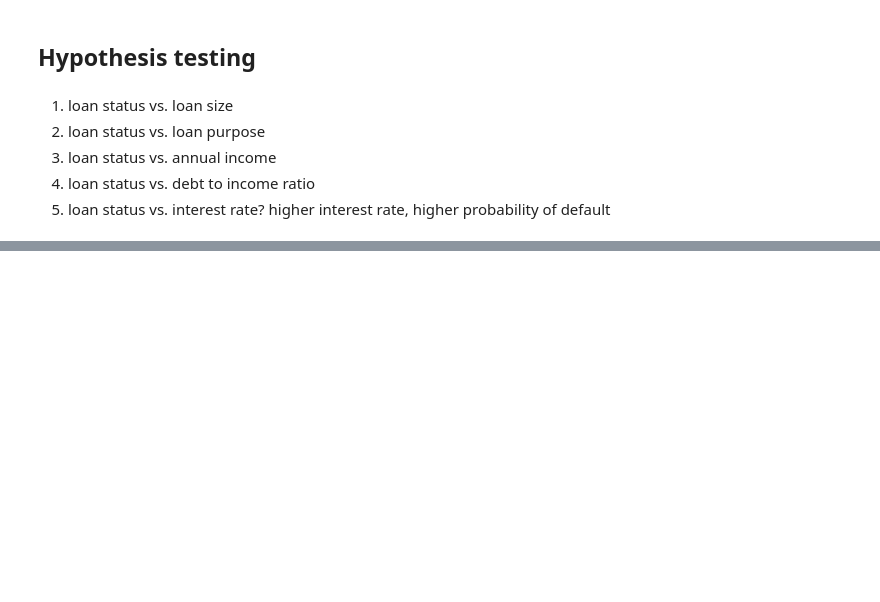
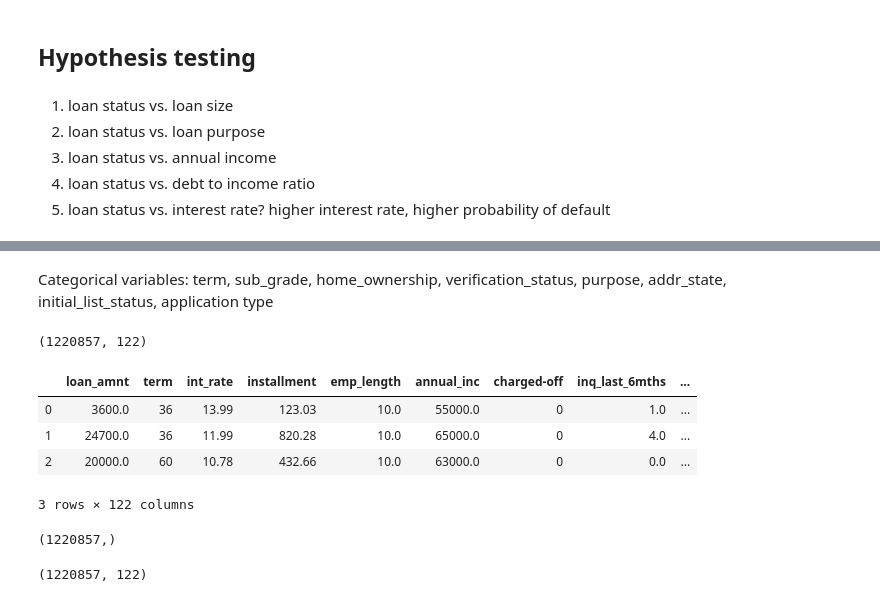
Before and after one commit to ksurasura/DS-Projects, a Jupyter notebook: Loan Prediction Data Story.ipynb, the cells around one changed output, grey strips where cells are left out. Drawn from its saved outputs; the diff is of its cells as text; code cells hidden in the pictures; blank space fills up the shorter version.

```diff
--- a/Loan Prediction Data Story.ipynb
+++ b/Loan Prediction Data Story.ipynb
@@ -1383,0 +1460,2 @@ loan_data1.groupby('loan_status')['acc_now_delinq'].describe()
+# %% [markdown]
+Categorical variables: term, sub_grade, home_ownership, verification_status, purpose, addr_state, initial_list_status, application type
@@ -1383,0 +1466,12 @@ loan_data1.groupby('loan_status')['acc_now_delinq'].describe()
+# %%
+loan_data1.shape
+# %% [output]
+(1220857, 122)
+# %%
+loan_data1.head(3)
+# %% [output]
+|  | loan_amnt | term | int_rate | installment | emp_length | annual_inc | charged-off | inq_last_6mths | ... |
+| 0 | 3600.0 | 36 | 13.99 | 123.03 | 10.0 | 55000.0 | 0 | 1.0 | ... |
+| 1 | 24700.0 | 36 | 11.99 | 820.28 | 10.0 | 65000.0 | 0 | 4.0 | ... |
+| 2 | 20000.0 | 60 | 10.78 | 432.66 | 10.0 | 63000.0 | 0 | 0.0 | ... |
+3 rows × 122 columns
@@ -1383,0 +1480,4 @@ loan_data1.groupby('loan_status')['acc_now_delinq'].describe()
+# %%
+y.shape
+# %% [output]
+(1220857,)
@@ -1383,0 +1486,4 @@ loan_data1.groupby('loan_status')['acc_now_delinq'].describe()
+# %%
+X.shape
+# %% [output]
+(1220857, 122)
```
Also changed, not shown: parts of 41 cells of this notebook.
